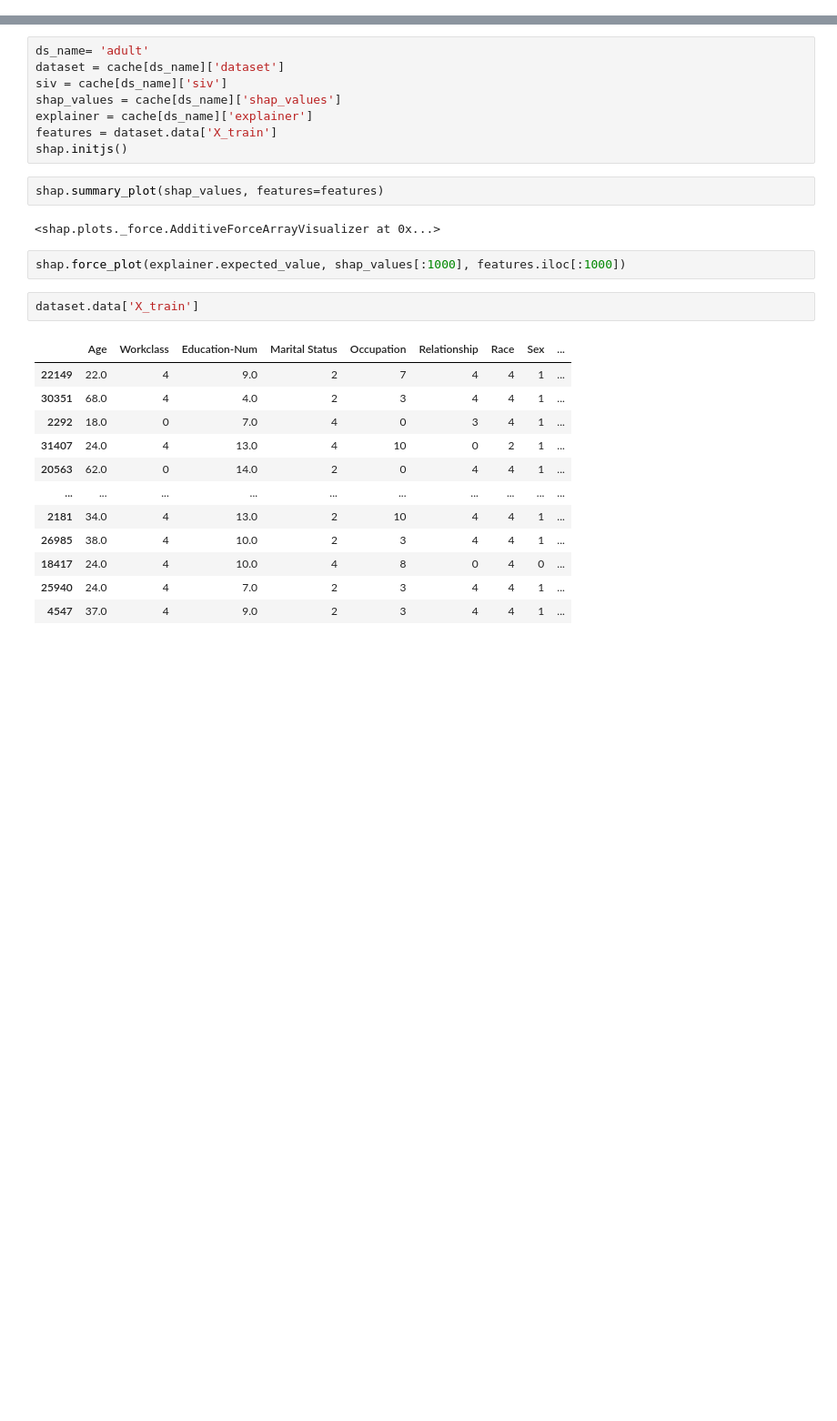
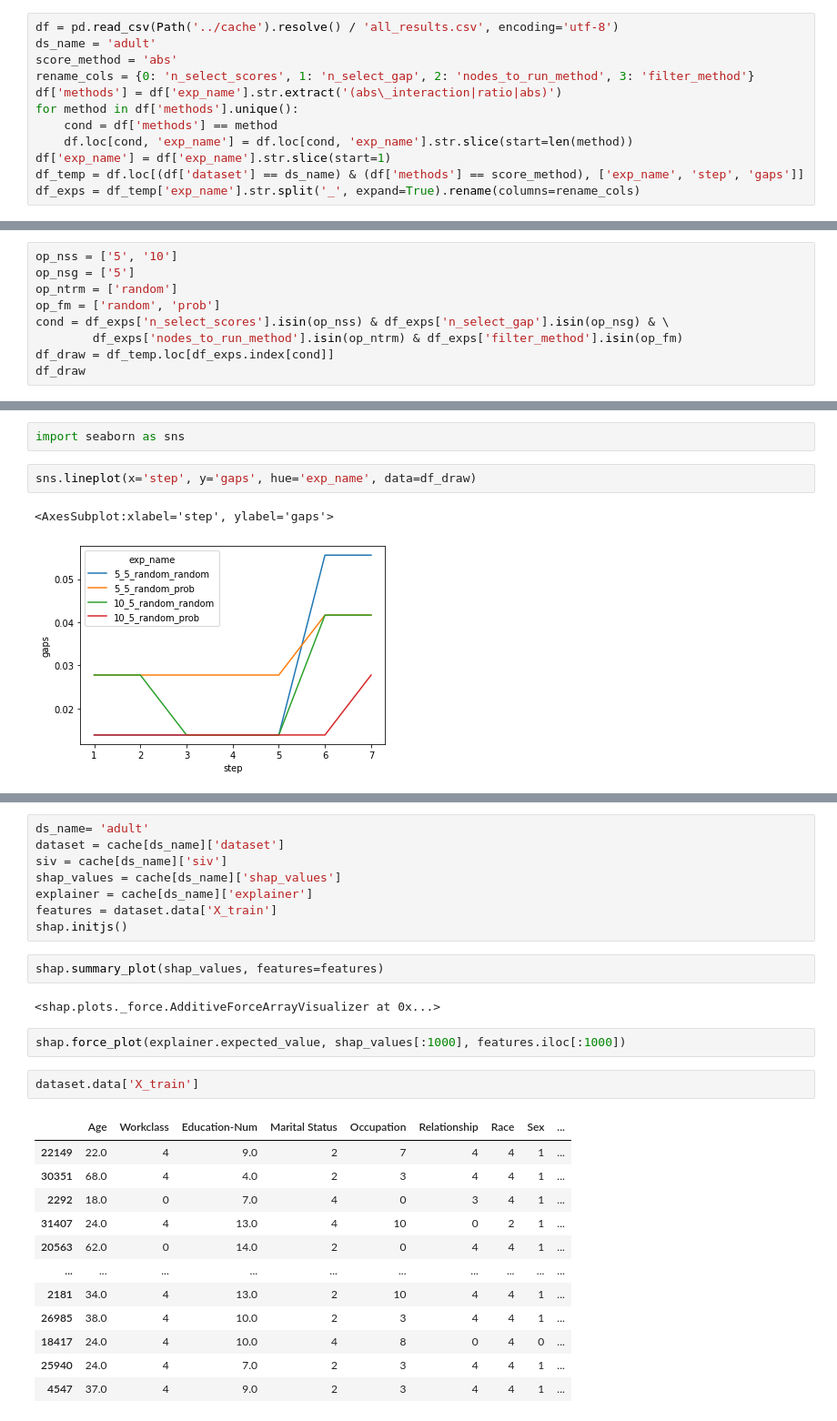
Before and after one commit to simonjisu/FeatureInteractionTree, a Jupyter notebook: notebooks/Finer Granularity Explanation.ipynb, the cells around one changed output, grey strips where cells are left out. Shown at 91% size. Cells and saved outputs as stored; diff of their text form; blank space fills up the shorter version.

```diff
--- a/notebooks/Finer Granularity Explanation.ipynb
+++ b/notebooks/Finer Granularity Explanation.ipynb
@@ -40,0 +75,12 @@ cache = load_cache(Path('../cache').resolve())
+# %%
+df = pd.read_csv(Path('../cache').resolve() / 'all_results.csv', encoding='utf-8')
+ds_name = 'adult'
+score_method = 'abs'
+rename_cols = {0: 'n_select_scores', 1: 'n_select_gap', 2: 'nodes_to_run_method', 3: 'filter_method'}
+df['methods'] = df['exp_name'].str.extract('(abs\_interaction|ratio|abs)')
+for method in df['methods'].unique():
+    cond = df['methods'] == method
+    df.loc[cond, 'exp_name'] = df.loc[cond, 'exp_name'].str.slice(start=len(method))
+df['exp_name'] = df['exp_name'].str.slice(start=1)
+df_temp = df.loc[(df['dataset'] == ds_name) & (df['methods'] == score_method), ['exp_name', 'step', 'gaps']]
+df_exps = df_temp['exp_name'].str.split('_', expand=True).rename(columns=rename_cols)
@@ -40,0 +94,9 @@ cache = load_cache(Path('../cache').resolve())
+# %%
+op_nss = ['5', '10']
+op_nsg = ['5']
+op_ntrm = ['random']
+op_fm = ['random', 'prob']
+cond = df_exps['n_select_scores'].isin(op_nss) & df_exps['n_select_gap'].isin(op_nsg) & \
+        df_exps['nodes_to_run_method'].isin(op_ntrm) & df_exps['filter_method'].isin(op_fm)
+df_draw = df_temp.loc[df_exps.index[cond]]
+df_draw
@@ -40,0 +121,7 @@ cache = load_cache(Path('../cache').resolve())
+# %%
+import seaborn as sns
+# %%
+sns.lineplot(x='step', y='gaps', hue='exp_name', data=df_draw)
+# %% [output]
+<AxesSubplot:xlabel='step', ylabel='gaps'>
+[figure, added]
```
Also changed, not shown: parts of 19 cells of this notebook, 11 other files.
